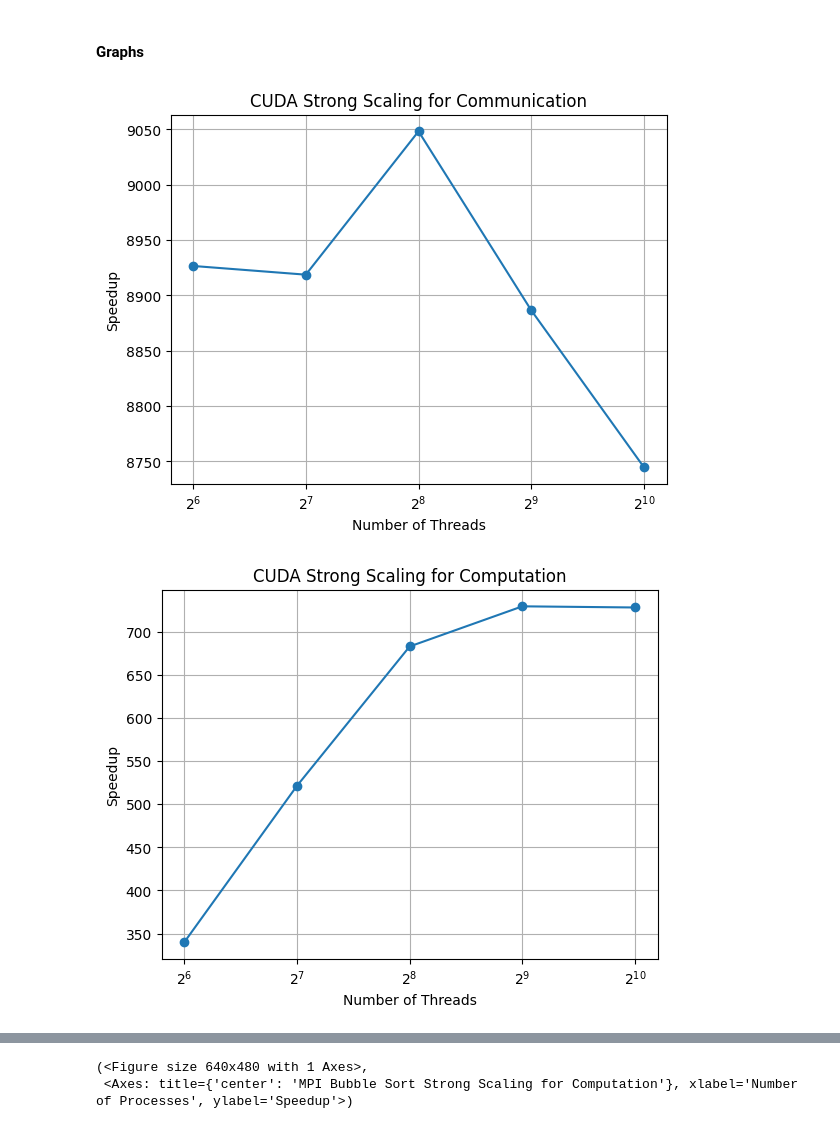
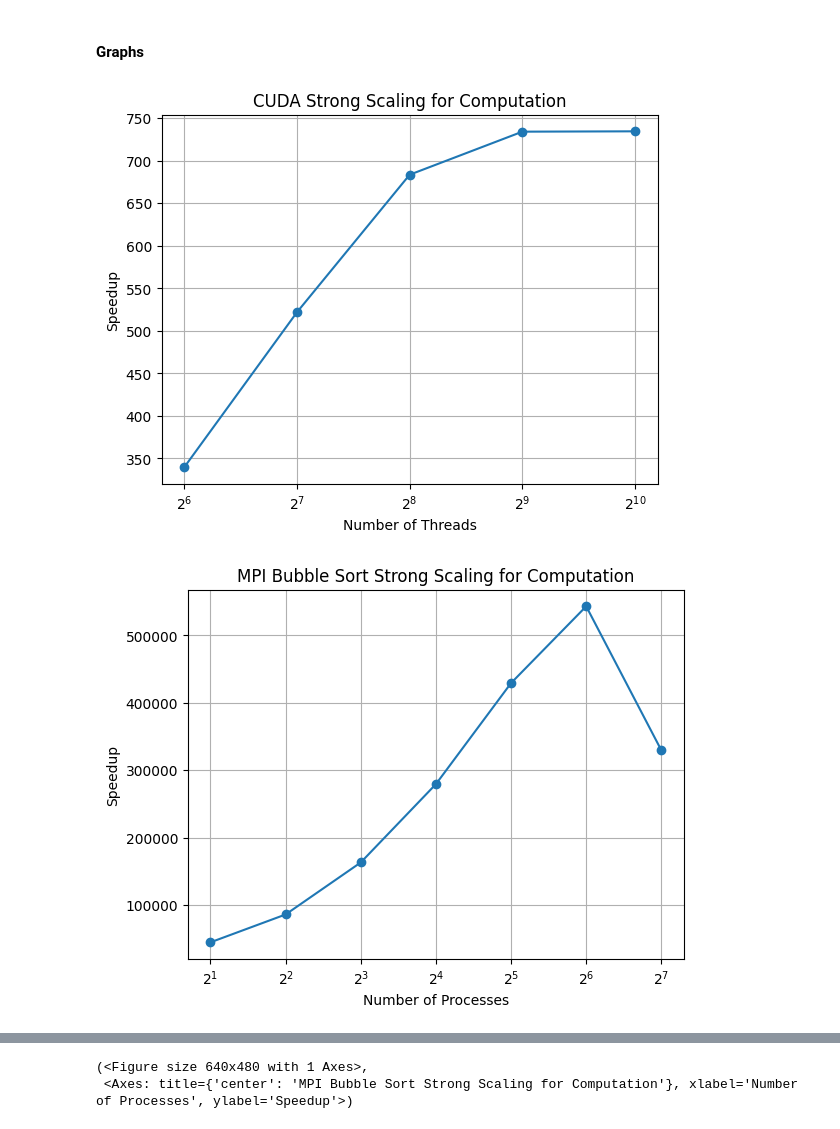
Before and after one commit to ananthk37/ParallelProject, a Jupyter notebook: project-analysis.ipynb, the cells around one changed output, grey strips where cells are left out. Drawn from its saved outputs; the diff is of its cells as text; code cells hidden in the pictures.

```diff
--- a/project-analysis.ipynb
+++ b/project-analysis.ipynb
@@ -26,7 +24,7 @@ pd.set_option("display.max_columns", None)
 # %%
 tk_cuda_random = th.Thicket.from_caliperreader(glob("cuda_trial/random/*.cali"))
 tk_cuda_2_20 = th.Thicket.from_caliperreader(glob("cuda_trial/2_20/*.cali"))
-tk_cuda_weak = th.Thicket.from_caliperreader(glob("mpi_trial/weak/*.cali"))
+tk_cuda_weak = th.Thicket.from_caliperreader(glob("cuda_trial/weak/*.cali"))
 tk_mpi_random = th.Thicket.from_caliperreader(glob("mpi_trial/random/*.cali"))
 tk_mpi_2_20 = th.Thicket.from_caliperreader(glob("mpi_trial/2_20/*.cali"))
 tk_mpi_weak = th.Thicket.from_caliperreader(glob("mpi_trial/weak/*.cali"))
@@ -40,11 +36,11 @@ NameError: name 'th' is not defined
 # tk_seq.metadata
 # %%
 # checking call trees
-tk_cuda_random.statsframe.dataframe["time"] = 1
+tk_cuda_2_20.statsframe.dataframe["time"] = 1
 tk_mpi_random.statsframe.dataframe["time"] = 1
 tk_mpi_2_20.statsframe.dataframe["time"] = 1
 tk_mpi_weak.statsframe.dataframe["time"] = 1
 tk_seq.statsframe.dataframe["time"] = 1
-# print(tk_cuda_random.tree())
+# print(tk_cuda_2_20.tree())
 # print(tk_mpi_weak.tree())
 # print(tk_seq.tree())
@@ -218,8 +215,8 @@ ctk_mpi_2_20.dataframe = ctk_mpi_2_20.dataframe.rename({("name", ""): "name", ("
 #### Plot Functions
 # %%
 # Define common variables
-threads = sorted(list(set(ctk_cuda_random.dataframe.index.get_level_values("num_threads"))))
-procs = sorted(list(set(ctk_mpi_random.dataframe.index.get_level_values("num_procs"))))
+threads = sorted(list(set(ctk_cuda_weak.dataframe.index.get_level_values("num_threads"))))
+procs = sorted(list(set(ctk_mpi_weak.dataframe.index.get_level_values("num_procs"))))
 # %%
 def plot_strong(x, y, title, xlabel):
     fig = plt.figure()
@@ -276,16 +273,12 @@ def plot_comm_comp(x, comm, comp, title, xlabel):
 #### Graphs
 # %%
 # strong scaling
-t1 = ctk_seq.dataframe[1048576]["Total time"]["main"]["random"]
-speedup_cuda_comm = [t1/ctk_cuda_random.dataframe[1048576]["Total time"]["comm"][t] for t in threads]
-speedup_cuda_comp = [t1/ctk_cuda_random.dataframe[1048576]["Total time"]["comp"][t] for t in threads]
-speedup_mpi_comm = [t1/ctk_mpi_random.dataframe[1048576]["Avg time/rank"]["comm"][p] for p in procs]
-speedup_mpi_comp = [t1/ctk_mpi_random.dataframe[1048576]["Avg time/rank"]["comp"][p] for p in procs]
+t1_comp = ctk_seq.dataframe[1048576]["Total time"]["comp"]["random"]
+speedup_cuda_comp = [t1_comp/ctk_cuda_random.dataframe[1048576]["Total time"]["comp"][t] for t in threads]
+speedup_mpi_comp = [t1_comp/ctk_mpi_random.dataframe[1048576]["Avg time/rank"]["comp"][p] for p in procs]
 
-plot_strong(threads, speedup_cuda_comm, "CUDA Strong Scaling for Communication", "Number of Threads")
 plot_strong(threads, speedup_cuda_comp, "CUDA Strong Scaling for Computation", "Number of Threads")
-plot_strong(procs, speedup_mpi_comm, "MPI Bubble Sort Strong Scaling for Communication", "Number of Processes")
 plot_strong(procs, speedup_mpi_comp, "MPI Bubble Sort Strong Scaling for Computation", "Number of Processes")
 # %% [output]
-[figure, old version]
+[figure, new version]
-[figure, old version]
+[figure, new version]
```
Also changed, not shown: parts of 9 cells of this notebook, 5 other files.
